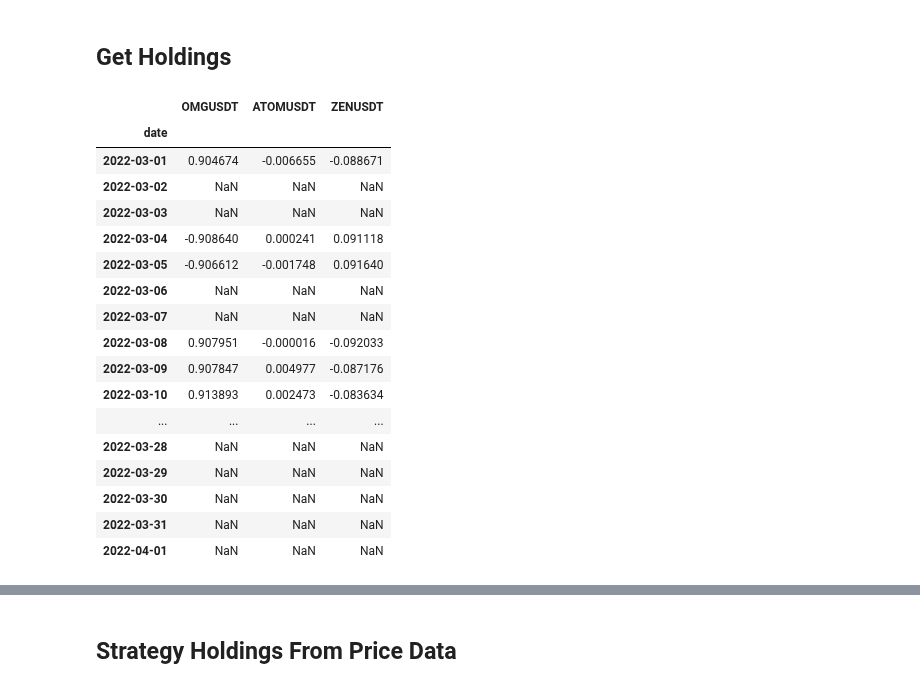
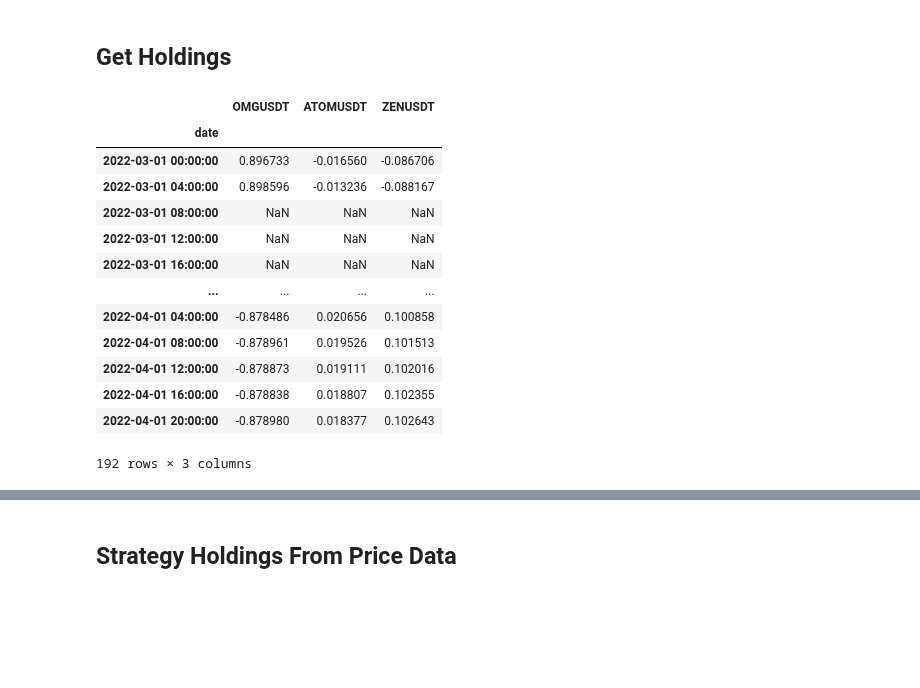
Before and after one commit to wbchristerson/jn-learning, a Jupyter notebook: strategy_8_correlation_to_basket_of_coins.ipynb, the cells around one changed output, grey strips where cells are left out. Saved outputs shown, nothing was run; the diff lists cells and outputs as text; code cells hidden in the pictures; blank space fills up the shorter version.

Commit message:
finish holding helpder functions, calculate net returns, explore taking minimum maximum correlation

```diff
--- a/strategy_8_correlation_to_basket_of_coins.ipynb
+++ b/strategy_8_correlation_to_basket_of_coins.ipynb
@@ -174,7 +185,7 @@ def get_coins_with_hi_corr_mutual_lo_corr(corr_matrix, high_corr_map):
         hi_corr_coins = list(map(lambda p: p[0], high_corr_map[coin]))
         for coin_a in hi_corr_coins:
             for coin_b in hi_corr_coins:
-                if coin_a < coin_b and corr_matrix.loc[coin_a, coin_b] < 0.6:
+                if coin_a < coin_b and corr_matrix.loc[coin_a, coin_b] < 0.9:
                     coins_with_hi_corr_mutual_lo_corr.append((coin, coin_a, coin_b))
 
     return coins_with_hi_corr_mutual_lo_corr
@@ -215,21 +240,26 @@ def get_max_corr_triple(coins_with_hi_corr_mutual_lo_corr, corr_matrix):
 # %%
-def get_triples_from_hi_corr_data(coins_with_hi_corr_mutual_lo_corr, corr_matrix):
+def get_triples_from_hi_corr_data(coins_with_hi_corr_mutual_lo_corr, corr_matrix, use_least_corr):
     coins_in_a_triple = set()
     selected_triples = dict()
 
     while len(coins_with_hi_corr_mutual_lo_corr) > 0:
-        max_corr_triple = get_max_corr_triple(
-            coins_with_hi_corr_mutual_lo_corr, corr_matrix)
-        for coin in max_corr_triple:
+        selected_corr_triple = None
+
+        if use_least_corr:
+            selected_corr_triple = get_min_corr_triple(coins_with_hi_corr_mutual_lo_corr, corr_matrix)
+        else:
+            selected_corr_triple = get_max_corr_triple(coins_with_hi_corr_mutual_lo_corr, corr_matrix)
+
+        for coin in selected_corr_triple:
             if coin in coins_in_a_triple:
                 break
         else:
-            for coin in max_corr_triple:
+            for coin in selected_corr_triple:
                 coins_in_a_triple.add(coin)
-            selected_triples[max_corr_triple[0]] = (max_corr_triple[1], max_corr_triple[2])
+            selected_triples[selected_corr_triple[0]] = (selected_corr_triple[1], selected_corr_triple[2])
 
     return selected_triples
 
-selected_triples = get_triples_from_hi_corr_data(coins_with_hi_corr_mutual_lo_corr, corr_matrix)
+selected_triples = get_triples_from_hi_corr_data(coins_with_hi_corr_mutual_lo_corr, corr_matrix, True)
 selected_triples
 # %% [output]
@@ -248,9 +281,9 @@ len(selected_triples)
 # %%
-def get_selected_triples(px_close_in_sample):
+def get_selected_triples(px_close_in_sample, use_least_corr):
     corr_matrix, high_corr_map = get_high_corr_map(px_close_in_sample)
     coins_with_hi_corr_mutual_lo_corr = get_coins_with_hi_corr_mutual_lo_corr(corr_matrix, high_corr_map)
-    return get_triples_from_hi_corr_data(coins_with_hi_corr_mutual_lo_corr, corr_matrix)
+    return get_triples_from_hi_corr_data(coins_with_hi_corr_mutual_lo_corr, corr_matrix, use_least_corr)
 
-selected_triples = get_selected_triples(px_close_in_sample)
+selected_triples = get_selected_triples(px_close_in_sample, True)
 selected_triples
 # %% [output]
@@ -581,44 +673,40 @@ z_scores_df
 # %%
 import numpy as np
 
 threshold = 1.0
 strategy_holdings = pd.DataFrame(0.0, index=z_scores.index, columns=px_close.columns)
 
 def set_triple_strategy_holdings(dependent_coin, independent_coin_1, independent_coin_2, strategy_holdings,
-                                 z_scores, threshold, beta_coeffs):
-    strategy_holdings.loc[z_scores > threshold, dependent_coin] = -1.0
-    strategy_holdings.loc[z_scores > threshold, independent_coin_1] = beta_coeffs.loc[z_scores > threshold, independent_coin_1]
-    strategy_holdings.loc[z_scores > threshold, independent_coin_2] = beta_coeffs.loc[z_scores > threshold, independent_coin_2]
+                                 z_scores_df, threshold, beta_coeffs):
+    strategy_holdings.loc[z_scores_df[dependent_coin] > threshold, dependent_coin] = -1.0
+    strategy_holdings.loc[z_scores_df[dependent_coin] > threshold, independent_coin_1] = beta_coeffs.loc[z_scores_df[dependent_coin] > threshold, independent_coin_1]
+    strategy_holdings.loc[z_scores_df[dependent_coin] > threshold, independent_coin_2] = beta_coeffs.loc[z_scores_df[dependent_coin] > threshold, independent_coin_2]
 
-    strategy_holdings.loc[z_scores < -threshold, dependent_coin] = 1.0
-    strategy_holdings.loc[z_scores < -threshold, independent_coin_1] = -beta_coeffs.loc[z_scores < -threshold, independent_coin_1]
-    strategy_holdings.loc[z_scores < -threshold, independent_coin_2] = -beta_coeffs.loc[z_scores < -threshold, independent_coin_2]
+    strategy_holdings.loc[z_scores_df[dependent_coin] < -threshold, dependent_coin] = 1.0
+    strategy_holdings.loc[z_scores_df[dependent_coin] < -threshold, independent_coin_1] = -beta_coeffs.loc[z_scores_df[dependent_coin] < -threshold, independent_coin_1]
+    strategy_holdings.loc[z_scores_df[dependent_coin] < -threshold, independent_coin_2] = -beta_coeffs.loc[z_scores_df[dependent_coin] < -threshold, independent_coin_2]
 
 
-set_triple_strategy_holdings("OMGUSDT", "ATOMUSDT", "ZENUSDT", strategy_holdings, z_scores, threshold,
+set_triple_strategy_holdings("OMGUSDT", "ATOMUSDT", "ZENUSDT", strategy_holdings, z_scores_df, threshold,
                              beta_coeffs)
 strategy_holdings = strategy_holdings.divide(strategy_holdings.abs().sum(axis=1), axis=0)
 # strategy_holdings.abs().loc["2022-03-01":"2022-04-01"][["OMGUSDT", "ATOMUSDT", "ZENUSDT"]].sum(axis=1)
 strategy_holdings.loc["2022-03-01":"2022-04-01"][["OMGUSDT", "ATOMUSDT", "ZENUSDT"]]
 # %% [output]
 |  | OMGUSDT | ATOMUSDT | ZENUSDT |
 | date |  |  |  |
-| 2022-03-01 | 0.904674 | -0.006655 | -0.088671 |
-| 2022-03-02 | NaN | NaN | NaN |
-| 2022-03-03 | NaN | NaN | NaN |
-| 2022-03-04 | -0.908640 | 0.000241 | 0.091118 |
-| 2022-03-05 | -0.906612 | -0.001748 | 0.091640 |
-| 2022-03-06 | NaN | NaN | NaN |
-| 2022-03-07 | NaN | NaN | NaN |
-| 2022-03-08 | 0.907951 | -0.000016 | -0.092033 |
-| 2022-03-09 | 0.907847 | 0.004977 | -0.087176 |
-| 2022-03-10 | 0.913893 | 0.002473 | -0.083634 |
+| 2022-03-01 00:00:00 | 0.896733 | -0.016560 | -0.086706 |
+| 2022-03-01 04:00:00 | 0.898596 | -0.013236 | -0.088167 |
+| 2022-03-01 08:00:00 | NaN | NaN | NaN |
+| 2022-03-01 12:00:00 | NaN | NaN | NaN |
+| 2022-03-01 16:00:00 | NaN | NaN | NaN |
 | ... | ... | ... | ... |
-| 2022-03-28 | NaN | NaN | NaN |
-| 2022-03-29 | NaN | NaN | NaN |
-| 2022-03-30 | NaN | NaN | NaN |
-| 2022-03-31 | NaN | NaN | NaN |
-| 2022-04-01 | NaN | NaN | NaN |
+| 2022-04-01 04:00:00 | -0.878486 | 0.020656 | 0.100858 |
+| 2022-04-01 08:00:00 | -0.878961 | 0.019526 | 0.101513 |
+| 2022-04-01 12:00:00 | -0.878873 | 0.019111 | 0.102016 |
+| 2022-04-01 16:00:00 | -0.878838 | 0.018807 | 0.102355 |
+| 2022-04-01 20:00:00 | -0.878980 | 0.018377 | 0.102643 |
+192 rows × 3 columns
 # %%
 beta_coeffs.loc["2022-03-10"]
 # %% [output]
```
Also changed, not shown: parts of 41 cells of this notebook.
